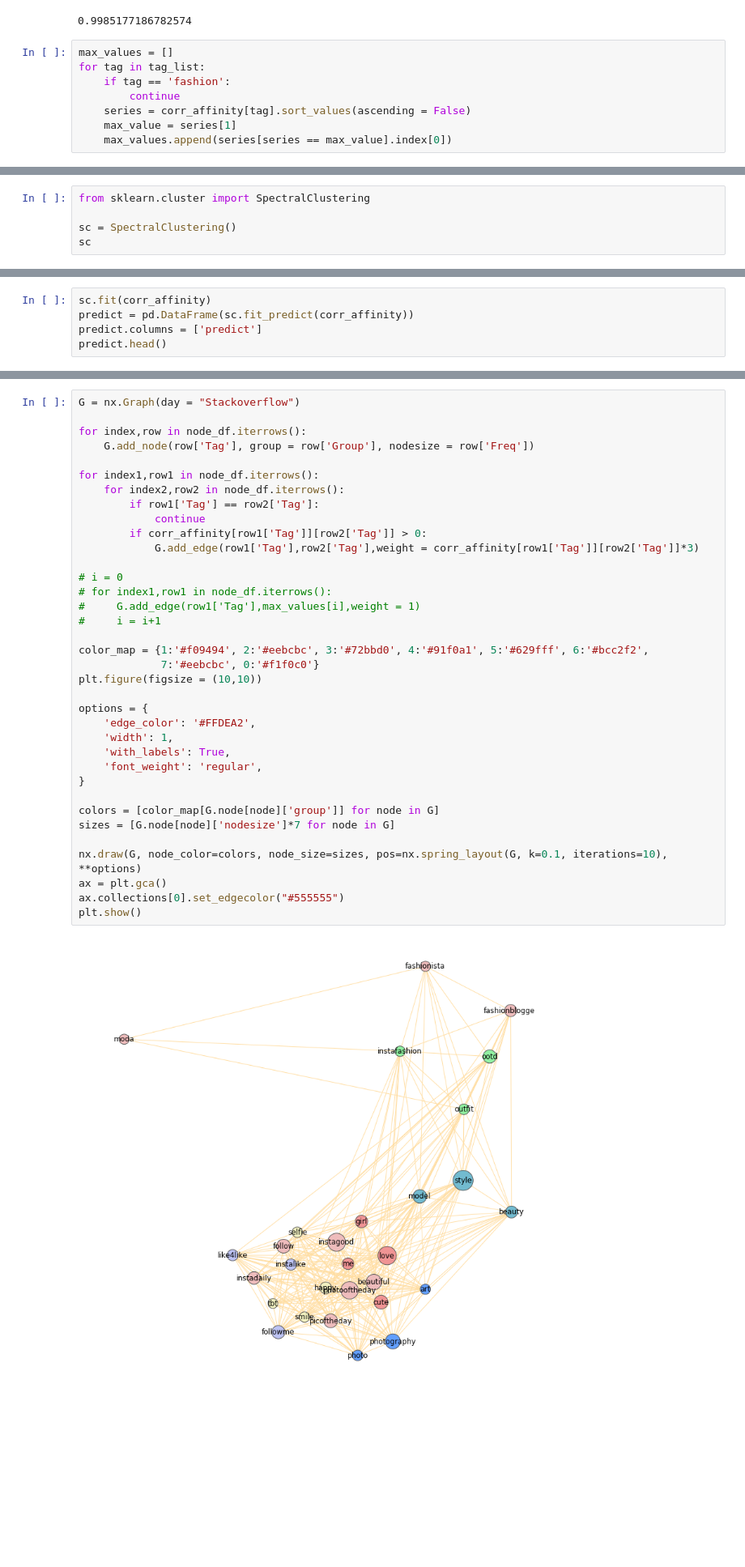
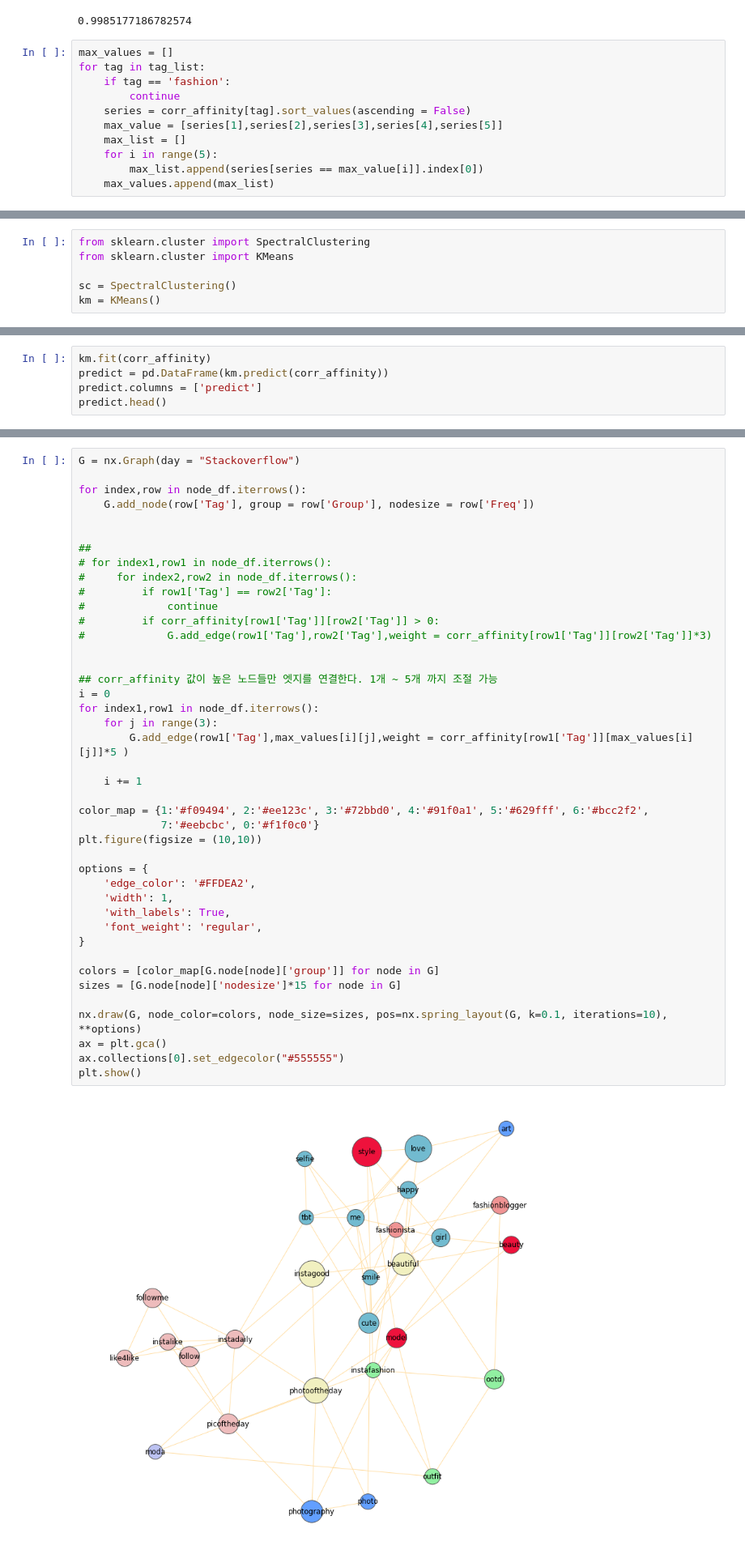
Before and after one commit to james-sungjae-lee/2019_Bigdatalab_Project, a Jupyter notebook: instagram/HashtagNetwork/Affinity.ipynb, the cells around one changed output, grey strips where cells are left out. Shown at 81% size. Drawn from its saved outputs; the diff is of its cells as text; blank space fills up the shorter version.

Commit message:
Affinity Matrix

```diff
--- a/instagram/HashtagNetwork/Affinity.ipynb
+++ b/instagram/HashtagNetwork/Affinity.ipynb
@@ -405,6 +406,9 @@ for tag in tag_list:
     if tag == 'fashion':
         continue
     series = corr_affinity[tag].sort_values(ascending = False)
-    max_value = series[1]
-    max_values.append(series[series == max_value].index[0])
+    max_value = [series[1],series[2],series[3],series[4],series[5]]
+    max_list = []
+    for i in range(5):
+        max_list.append(series[series == max_value[i]].index[0])
+    max_values.append(max_list)
 # %%
@@ -477,5 +483,6 @@ affinity['like']['like']
 # %%
 from sklearn.cluster import SpectralClustering
+from sklearn.cluster import KMeans
 
 sc = SpectralClustering()
-sc
+km = KMeans()
@@ -487,6 +489,6 @@ SpectralClustering(affinity='rbf', assign_labels='kmeans', coef0=1, degree=3,
 # %%
-sc.fit(corr_affinity)
-predict = pd.DataFrame(sc.fit_predict(corr_affinity))
+km.fit(corr_affinity)
+predict = pd.DataFrame(km.predict(corr_affinity))
 predict.columns = ['predict']
 predict.head()
 # %% [output]
@@ -516,38 +518,44 @@ warnings.filterwarnings('ignore')
 # %%
 G = nx.Graph(day = "Stackoverflow")
 
 for index,row in node_df.iterrows():
     G.add_node(row['Tag'], group = row['Group'], nodesize = row['Freq'])
 
+
+##
+# for index1,row1 in node_df.iterrows():
+#     for index2,row2 in node_df.iterrows():
+#         if row1['Tag'] == row2['Tag']:
+#             continue
+#         if corr_affinity[row1['Tag']][row2['Tag']] > 0:
+#             G.add_edge(row1['Tag'],row2['Tag'],weight = corr_affinity[row1['Tag']][row2['Tag']]*3)
+
+
+## corr_affinity 값이 높은 노드들만 엣지를 연결한다. 1개 ~ 5개 까지 조절 가능
+i = 0
 for index1,row1 in node_df.iterrows():
-    for index2,row2 in node_df.iterrows():
-        if row1['Tag'] == row2['Tag']:
-            continue
-        if corr_affinity[row1['Tag']][row2['Tag']] > 0:
-            G.add_edge(row1['Tag'],row2['Tag'],weight = corr_affinity[row1['Tag']][row2['Tag']]*3)
+    for j in range(3):
+        G.add_edge(row1['Tag'],max_values[i][j],weight = corr_affinity[row1['Tag']][max_values[i][j]]*5 )
 
-# i = 0
-# for index1,row1 in node_df.iterrows():
-#     G.add_edge(row1['Tag'],max_values[i],weight = 1)
-#     i = i+1
+    i += 1
 
-color_map = {1:'#f09494', 2:'#eebcbc', 3:'#72bbd0', 4:'#91f0a1', 5:'#629fff', 6:'#bcc2f2',
+color_map = {1:'#f09494', 2:'#ee123c', 3:'#72bbd0', 4:'#91f0a1', 5:'#629fff', 6:'#bcc2f2',
              7:'#eebcbc', 0:'#f1f0c0'}
 plt.figure(figsize = (10,10))
 
 options = {
     'edge_color': '#FFDEA2',
     'width': 1,
     'with_labels': True,
     'font_weight': 'regular',
 }
 
 colors = [color_map[G.node[node]['group']] for node in G]
-sizes = [G.node[node]['nodesize']*7 for node in G]
+sizes = [G.node[node]['nodesize']*15 for node in G]
 
 nx.draw(G, node_color=colors, node_size=sizes, pos=nx.spring_layout(G, k=0.1, iterations=10), **options)
 ax = plt.gca()
 ax.collections[0].set_edgecolor("#555555")
 plt.show()
 # %% [output]
-[figure, old version]
+[figure, new version]
```
Also changed, not shown: parts of 8 cells of this notebook.
